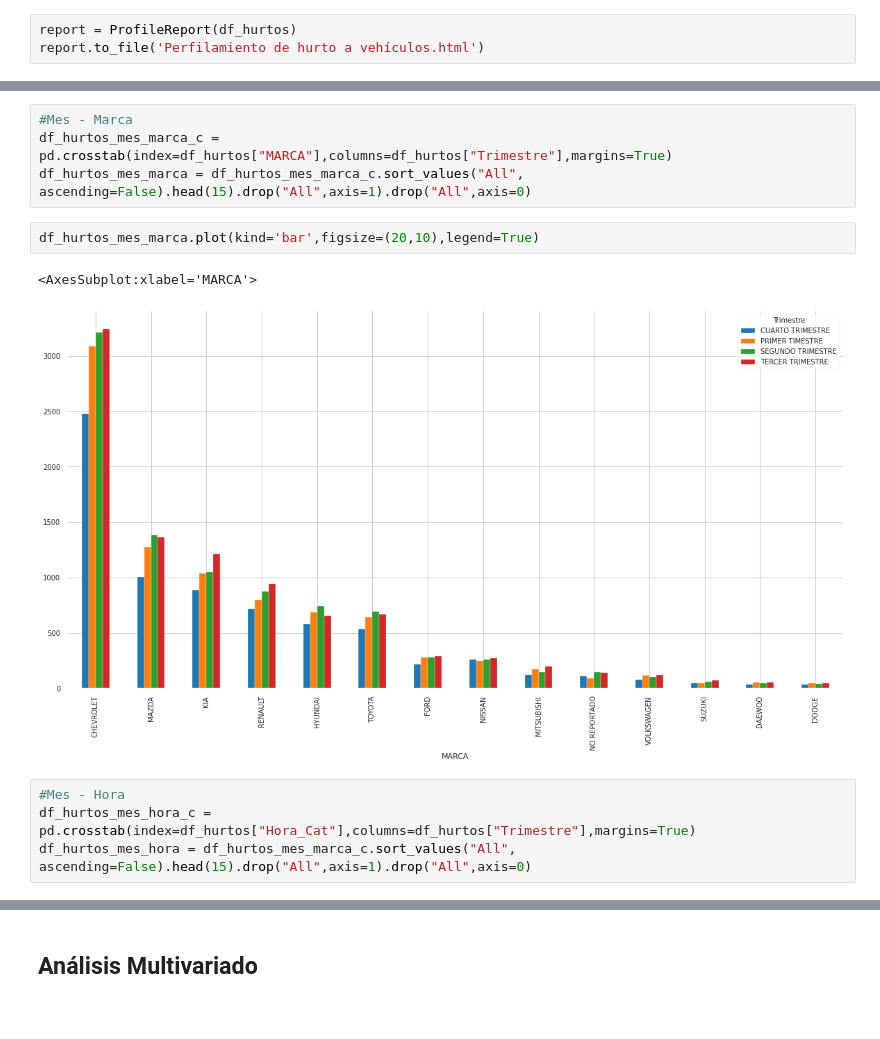
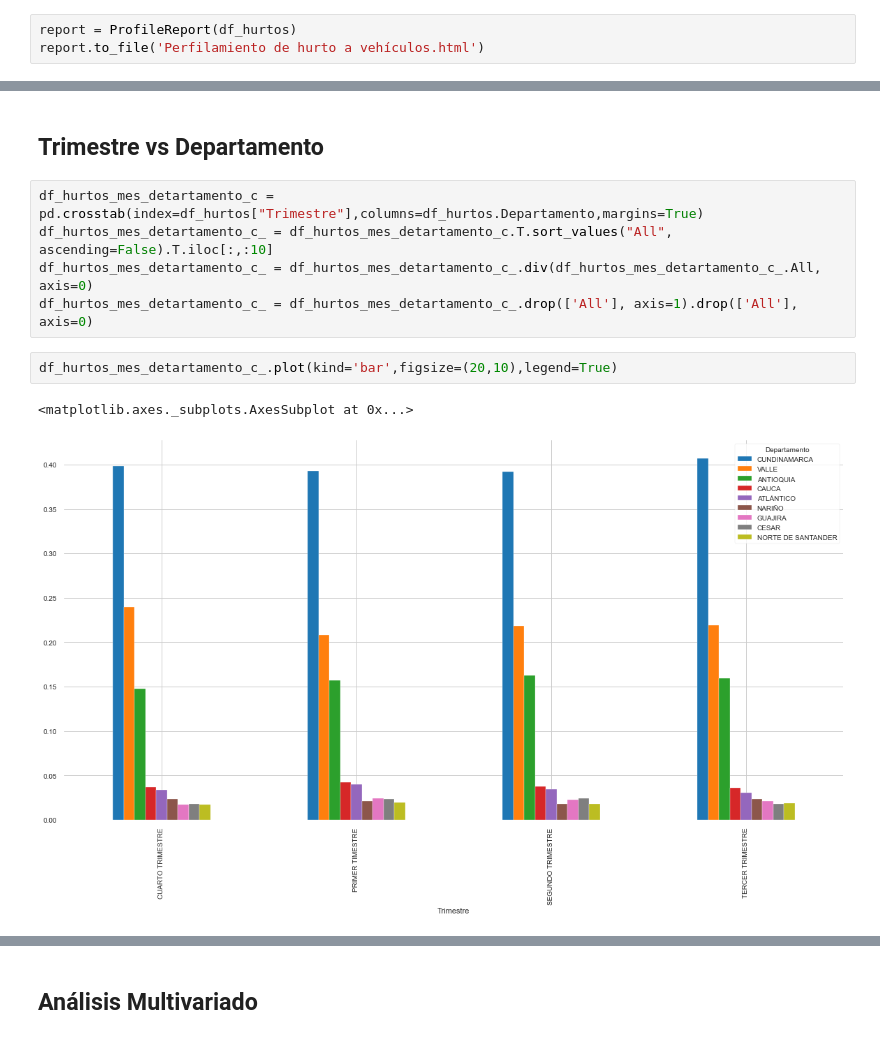
Before and after one commit to omalagon/cda-hurtos-colombia, a Jupyter notebook: Hurtos.ipynb, the cells around one changed output, grey strips where cells are left out. Cells and saved outputs as stored; diff of their text form.

```diff
--- a/Hurtos.ipynb
+++ b/Hurtos.ipynb
@@ -289,13 +179,12 @@ df_hurtos_mes_sexo.plot(kind='bar',figsize=(20,10),legend=True)
-# %%
-#Mes - Marca
-df_hurtos_mes_marca_c = pd.crosstab(index=df_hurtos["MARCA"],columns=df_hurtos["Trimestre"],margins=True)
-df_hurtos_mes_marca = df_hurtos_mes_marca_c.sort_values("All", ascending=False).head(15).drop("All",axis=1).drop("All",axis=0)
-# %%
-df_hurtos_mes_marca.plot(kind='bar',figsize=(20,10),legend=True)
-# %% [output]
-<AxesSubplot:xlabel='MARCA'>
-[figure, removed]
-# %%
-#Mes - Hora
-df_hurtos_mes_hora_c = pd.crosstab(index=df_hurtos["Hora_Cat"],columns=df_hurtos["Trimestre"],margins=True)
-df_hurtos_mes_hora = df_hurtos_mes_marca_c.sort_values("All", ascending=False).head(15).drop("All",axis=1).drop("All",axis=0)
+# %% [markdown]
+## Trimestre vs Departamento
+# %%
+df_hurtos_mes_detartamento_c = pd.crosstab(index=df_hurtos["Trimestre"],columns=df_hurtos.Departamento,margins=True)
+df_hurtos_mes_detartamento_c_ = df_hurtos_mes_detartamento_c.T.sort_values("All", ascending=False).T.iloc[:,:10]
+df_hurtos_mes_detartamento_c_ = df_hurtos_mes_detartamento_c_.div(df_hurtos_mes_detartamento_c_.All, axis=0)
+df_hurtos_mes_detartamento_c_ = df_hurtos_mes_detartamento_c_.drop(['All'], axis=1).drop(['All'], axis=0)
+# %%
+df_hurtos_mes_detartamento_c_.plot(kind='bar',figsize=(20,10),legend=True)
+# %% [output]
+<matplotlib.axes._subplots.AxesSubplot at 0x...>
+[figure, added]
```
Also changed, not shown: parts of 68 cells of this notebook, 1 other file.
